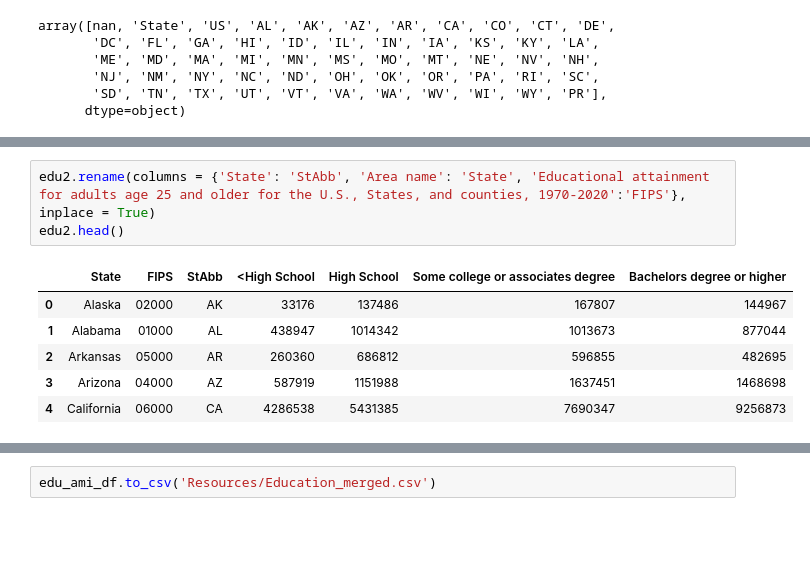
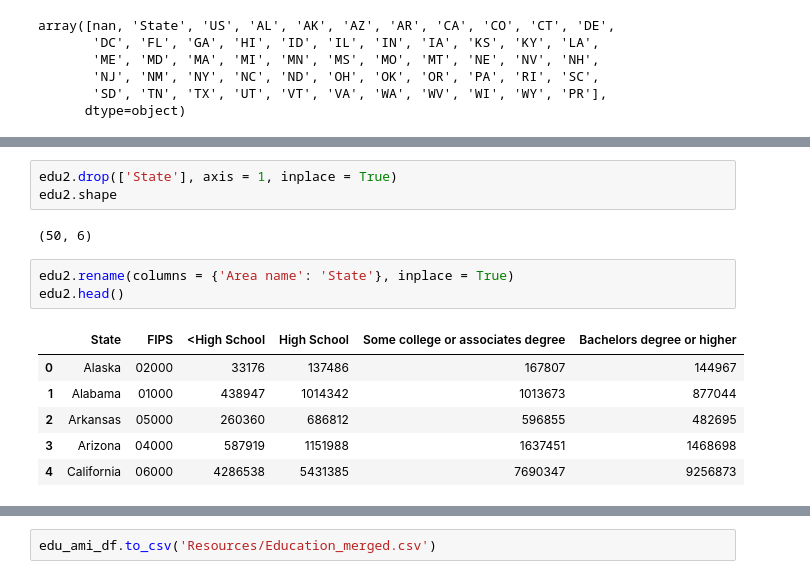
Before and after one commit to ussyed11/Covid-19-Impact-on-Mental-Illness-in-USA, a Jupyter notebook: Data Preprocessing/dep_covod 77.ipynb, the cells around one changed output, grey strips where cells are left out. Cells and saved outputs as stored; diff of their text form; blank space fills up the shorter version.

```diff
--- a/Data Preprocessing/dep_covod 77.ipynb
+++ b/Data Preprocessing/dep_covod 77.ipynb
@@ -569,13 +507,18 @@ edu2.head()
+# %%
+edu2.drop(['State'], axis = 1, inplace = True)
+edu2.shape
+# %% [output]
+(50, 6)
 # %%
-edu2.rename(columns = {'State': 'StAbb', 'Area name': 'State', 'Educational attainment for adults age 25 and older for the U.S., States, and counties, 1970-2020':'FIPS'}, inplace = True)
+edu2.rename(columns = {'Area name': 'State'}, inplace = True)
 edu2.head()
 # %% [output]
-|  | State | FIPS | StAbb | <High School | High School | Some college or associates degree | Bachelors degree or higher |
-| 0 | Alaska | 02000 | AK | 33176 | 137486 | 167807 | 144967 |
-| 1 | Alabama | 01000 | AL | 438947 | 1014342 | 1013673 | 877044 |
-| 2 | Arkansas | 05000 | AR | 260360 | 686812 | 596855 | 482695 |
-| 3 | Arizona | 04000 | AZ | 587919 | 1151988 | 1637451 | 1468698 |
-| 4 | California | 06000 | CA | 4286538 | 5431385 | 7690347 | 9256873 |
+|  | State | FIPS | <High School | High School | Some college or associates degree | Bachelors degree or higher |
+| 0 | Alaska | 02000 | 33176 | 137486 | 167807 | 144967 |
+| 1 | Alabama | 01000 | 438947 | 1014342 | 1013673 | 877044 |
+| 2 | Arkansas | 05000 | 260360 | 686812 | 596855 | 482695 |
+| 3 | Arizona | 04000 | 587919 | 1151988 | 1637451 | 1468698 |
+| 4 | California | 06000 | 4286538 | 5431385 | 7690347 | 9256873 |
 # %%
 edu2['FIPS'] = edu2['FIPS'].astype(str).str[:-3].astype(np.int64)
 edu2
```
Also changed, not shown: parts of 59 cells of this notebook.
